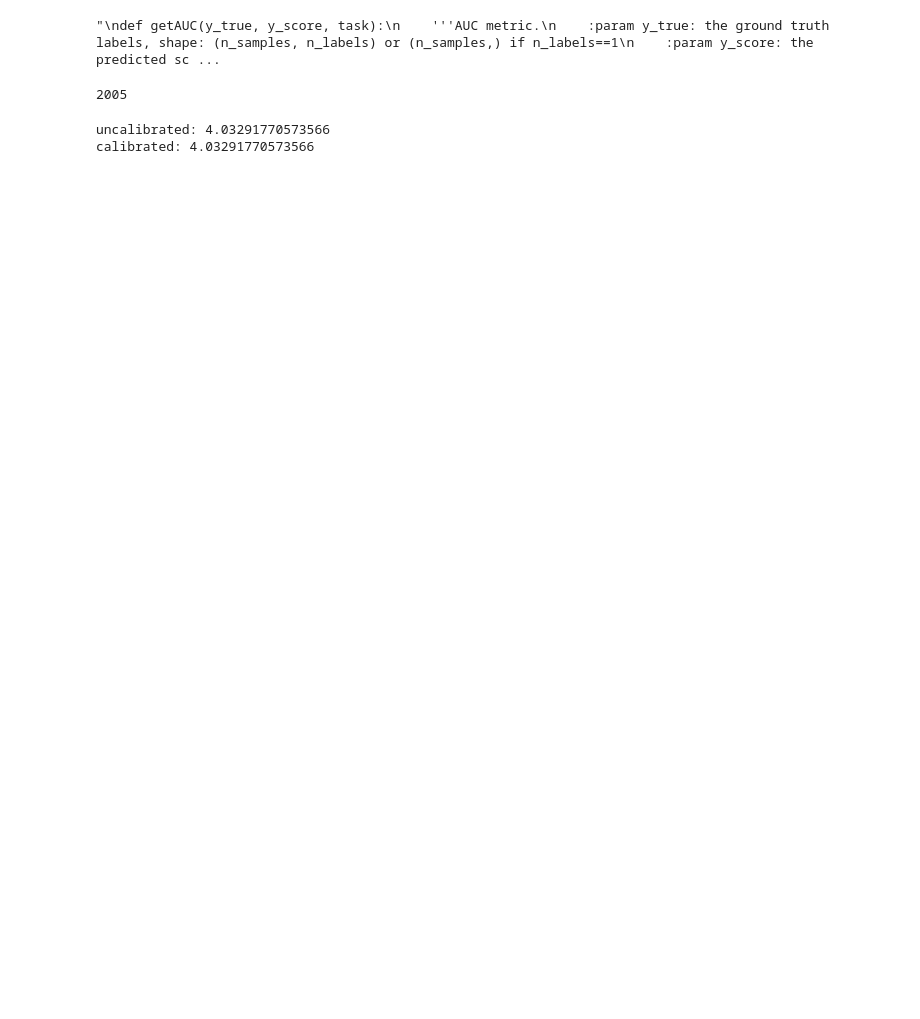
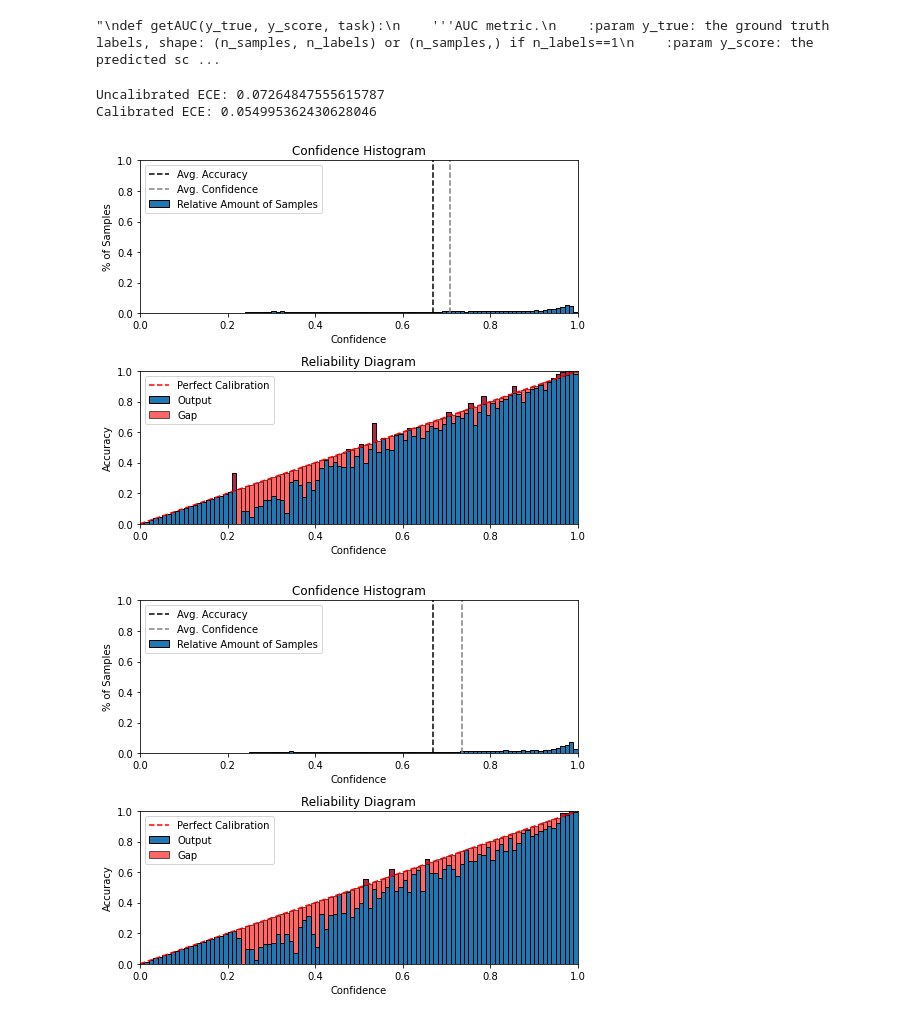
Before and after one commit to crafaelgil/Confidence-Callibration, a Jupyter notebook: multiclass-classifier.ipynb, the cells around one changed output. Saved outputs shown, nothing was run; the diff lists cells and outputs as text; code cells hidden in the pictures; blank space fills up the shorter version.

```diff
--- a/multiclass-classifier.ipynb
+++ b/multiclass-classifier.ipynb
@@ -208,8 +208,8 @@ def getAUC(y_true, y_score, task):
 # %%
 from netcal.scaling import TemperatureScaling
 
-ground_truth, confidences = y_true_test[:,0], y_score_test
-# ground_truth, confidences = y_true_train[:,0], y_score_train
+# ground_truth, confidences = y_true_test[:,0], y_score_test
+ground_truth, confidences = y_true_train[:,0], y_score_train
 
 """
 y_score_test = array of confidences per class
@@ -220,20 +220,29 @@ Each of this elements corresponds to the confidence of each label
 temperature = TemperatureScaling()
 temperature.fit(confidences, ground_truth)
 calibrated = temperature.transform(confidences)
-# %% [output]
-2005
 # %%
 from netcal.metrics import ECE
 
-n_bins = 10
+n_bins = 100
 
 ece = ECE(n_bins)
 
-uncalibrated_score = ece.measure(ground_truth,confidences)
-calibrated_score = ece.measure(ground_truth,calibrated)
+uncalibrated_score = ece.measure(confidences,ground_truth)
+calibrated_score = ece.measure(calibrated,ground_truth)
 
-print(f'uncalibrated: {uncalibrated_score}')
-print(f'calibrated: {calibrated_score}')
+print(f'Uncalibrated ECE: {uncalibrated_score}')
+print(f'Calibrated ECE: {calibrated_score}')
 # %% [output]
-uncalibrated: 4.03291770573566
-calibrated: 4.03291770573566
+Uncalibrated ECE: 0.07264847555615787
+Calibrated ECE: 0.054995362430628046
+# %%
+from netcal.presentation import ReliabilityDiagram
+
+n_bins = 100
+
+diagram = ReliabilityDiagram(n_bins)
+diagram.plot(confidences, ground_truth)  # visualize miscalibration of uncalibrated
+diagram.plot(calibrated, ground_truth)   # visualize miscalibration of calibrated
+# %% [output]
+[figure, added]
+[figure, added]
```
Also changed, not shown: parts of 3 cells of this notebook.
